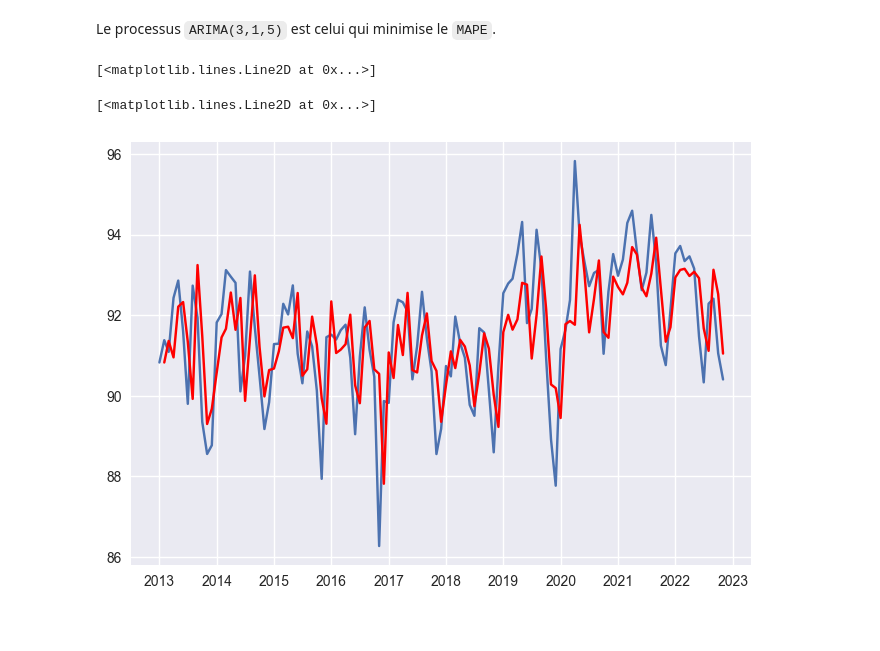
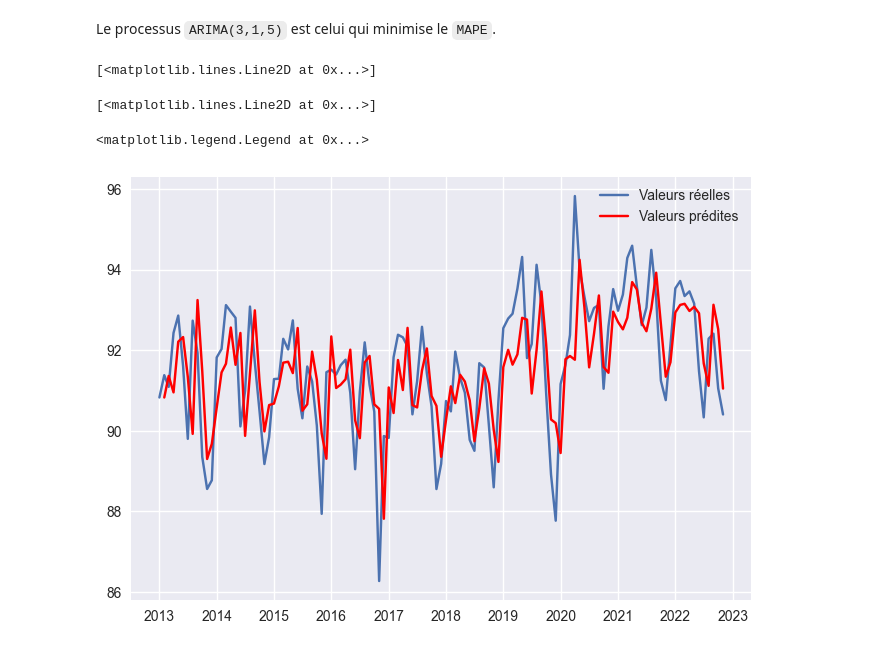
Before and after one commit to gbiaou/Projet_Python_SNCF, a Jupyter notebook: prevision_taux_regularite_ter.ipynb, the cells around one changed output. Saved outputs shown, nothing was run; the diff lists cells and outputs as text; code cells hidden in the pictures.

```diff
--- a/prevision_taux_regularite_ter.ipynb
+++ b/prevision_taux_regularite_ter.ipynb
@@ -261,10 +262,12 @@ Le processus `ARIMA(3,1,5)` est celui qui minimise le `MAPE`.
 # %%
 model = stm.tsa.arima.model.ARIMA(regTER["taux_de_regularite"], order=(2,1,4))
 results = model.fit()
-plt.plot(regTER["taux_de_regularite"])
-plt.plot(results.fittedvalues[1:], color='red')
+plt.plot(regTER["taux_de_regularite"], label = "Valeurs réelles")
+plt.plot(results.fittedvalues[1:], color='red', label = "Valeurs prédites")
+plt.legend()
 # %% [output]
 [<matplotlib.lines.Line2D at 0x...>]
 [<matplotlib.lines.Line2D at 0x...>]
+<matplotlib.legend.Legend at 0x...>
-[figure, old version]
+[figure, new version]
 # %% [markdown]
```
Also changed, not shown: parts of 4 cells of this notebook, 2 other files.
